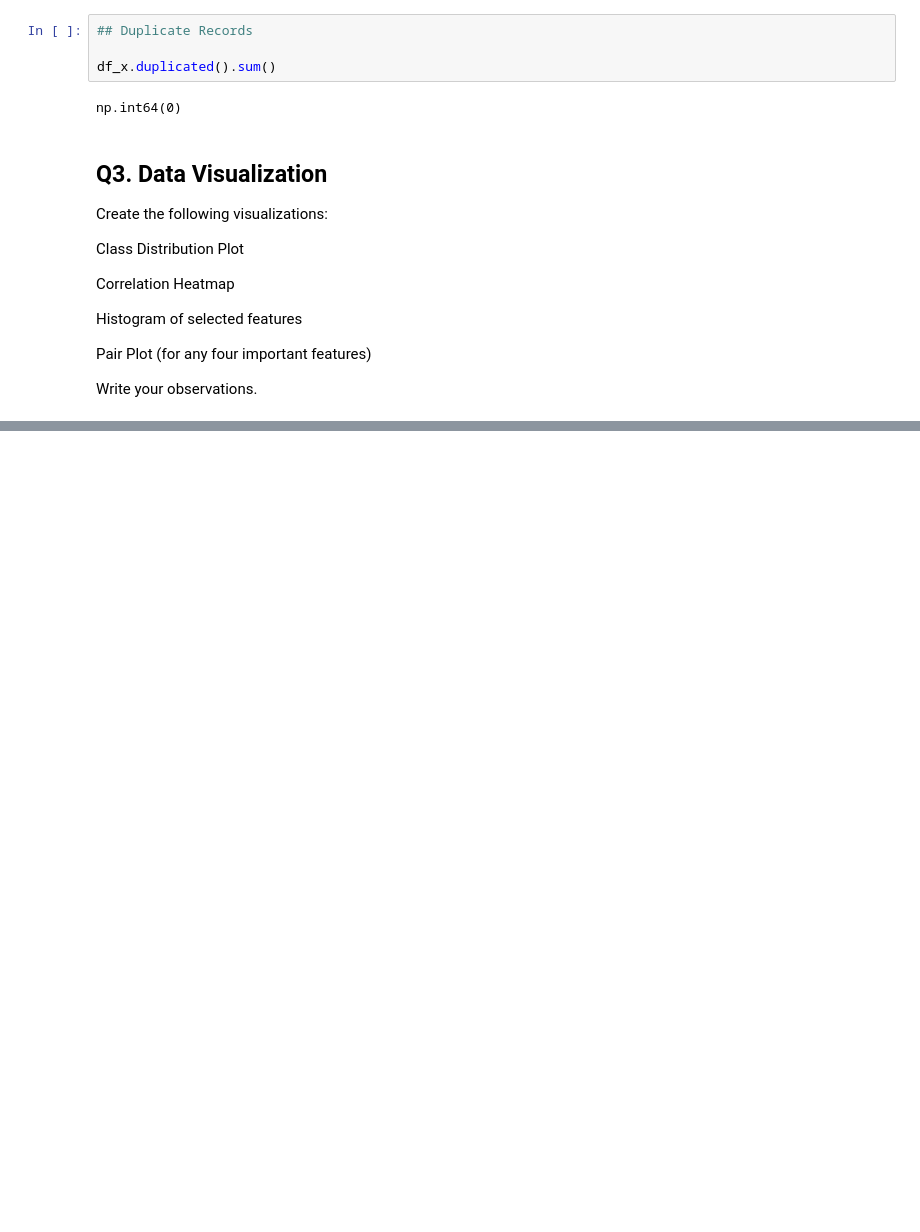
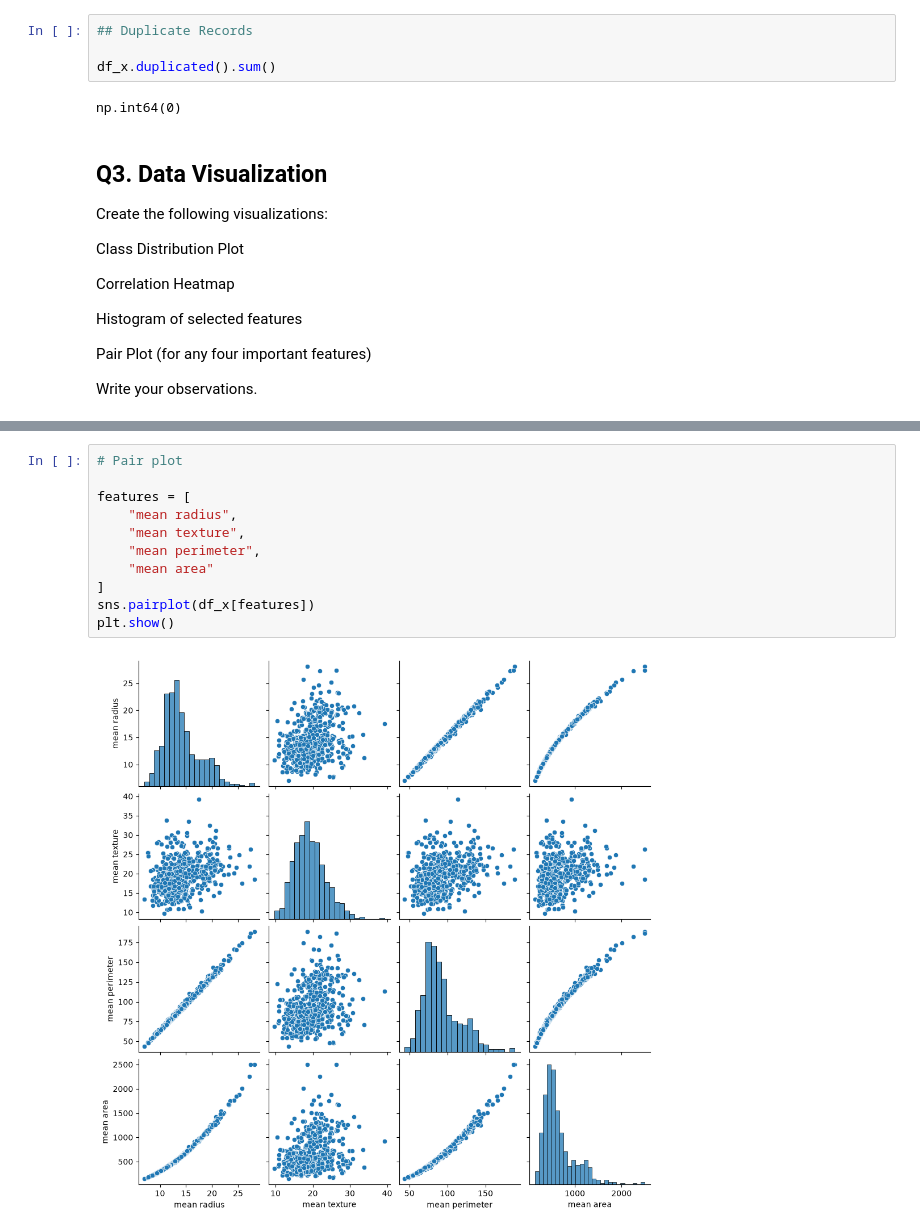
Before and after one commit to Jyotsna2468/Machine-Learning, a Jupyter notebook: Logistic Regression/Logistic Regression Assignment.ipynb, the cells around one changed output, grey strips where cells are left out. Drawn from its saved outputs; the diff is of its cells as text; blank space fills up the shorter version.

```diff
--- a/Logistic Regression/Logistic Regression Assignment.ipynb
+++ b/Logistic Regression/Logistic Regression Assignment.ipynb
@@ -149,0 +209,13 @@ Write your observations.
+# %%
+# Pair plot
+
+features = [
+    "mean radius",
+    "mean texture",
+    "mean perimeter",
+    "mean area"
+]
+sns.pairplot(df_x[features])
+plt.show()
+# %% [output]
+[figure, added]
```
Also changed, not shown: parts of 33 cells of this notebook, 4 other files.
